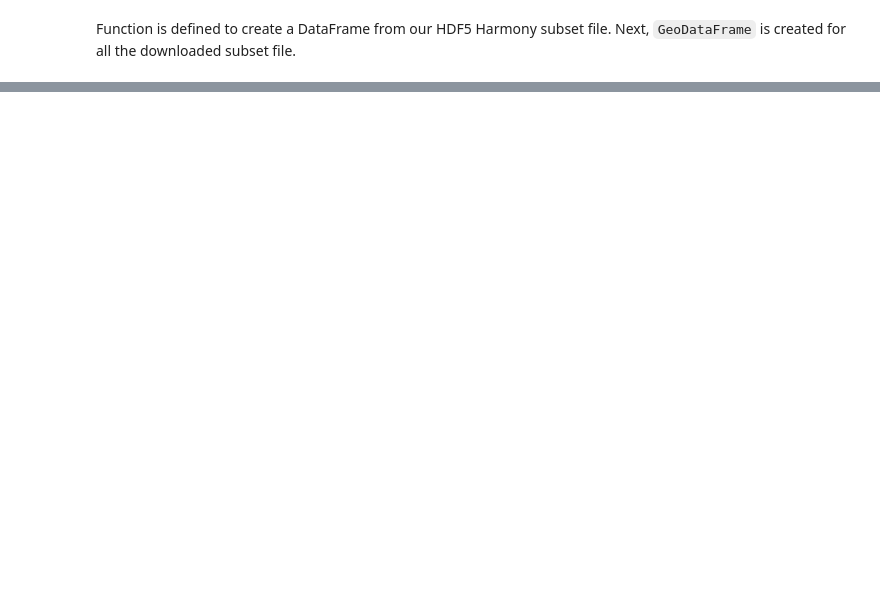
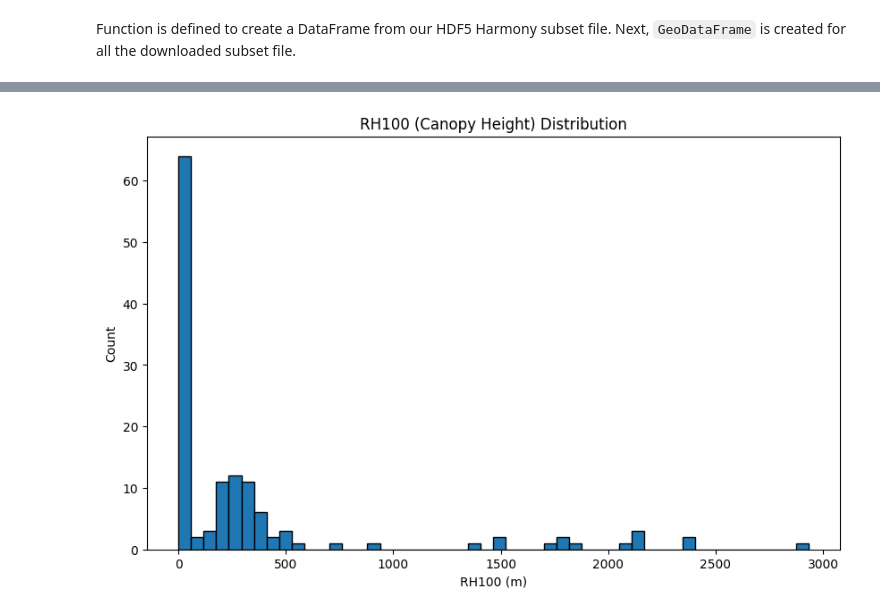
Before and after one commit to NASA-EarthRISE/training_Getting_started_with_GEDI_spaceborne_lidar, a Jupyter notebook: Scratch_notebooks/how_to_access_GEDI_data_Harmony.ipynb, the cells around one changed output, grey strips where cells are left out. Drawn from its saved outputs; the diff is of its cells as text; code cells hidden in the pictures; blank space fills up the shorter version.

```diff
--- a/Scratch_notebooks/how_to_access_GEDI_data_Harmony.ipynb
+++ b/Scratch_notebooks/how_to_access_GEDI_data_Harmony.ipynb
@@ -424,0 +402,73 @@ Date last modified: 02-20-2024
+# %%
+import h5py
+import pandas as pd
+import folium
+from folium.plugins import MarkerCluster
+import matplotlib.pyplot as plt
+import matplotlib.colors as mcolors
+
+gedi_file = "/content/101304459_GEDI02_B_2022103132503_O18884_02_T10864_02_003_01_V002_subsetted.h5"
+
+with h5py.File(gedi_file, 'r') as f:
+    beam_keys = [k for k in f.keys() if k.startswith("BEAM")]
+    print("Available beams:", beam_keys)
+
+    beam = beam_keys[0]  # use first beam
+
+    print(f"Datasets in {beam}:")
+    for k in f[beam].keys():
+        print(" -", k)
+
+    print(f"\nDatasets in {beam}/geolocation:")
+    for k in f[f"{beam}/geolocation"].keys():
+        print(" -", k)
+
+    # Use exact dataset names based on your output
+    lat = f[f"{beam}/geolocation/lat_lowestmode"][:]
+    lon = f[f"{beam}/geolocation/lon_lowestmode"][:]
+
+    rh100 = f[f"{beam}/rh100"][:]
+
+# Build DataFrame
+df = pd.DataFrame({
+    "latitude": lat,
+    "longitude": lon,
+    "rh100": rh100
+})
+
+# Clean data
+df = df.dropna(subset=["latitude", "longitude", "rh100"])
+df = df[(df["latitude"] != 0) & (df["longitude"] != 0)]
+
+print(f"Loaded {len(df)} points from beam {beam}")
+
+# Plot histogram of RH100
+plt.figure(figsize=(10,6))
+plt.hist(df["rh100"], bins=50, edgecolor='black')
+plt.title("RH100 (Canopy Height) Distribution")
+plt.xlabel("RH100 (m)")
+plt.ylabel("Count")
+plt.show()
+
+# Create interactive map
+m = folium.Map(location=[df["latitude"].mean(), df["longitude"].mean()], zoom_start=12)
+
+marker_cluster = MarkerCluster().add_to(m)
+max_rh = df["rh100"].max()
+
+for _, row in df.iterrows():
+    norm_rh = row["rh100"] / max_rh if max_rh > 0 else 0
+    color = plt.cm.viridis(norm_rh)
+    hex_color = mcolors.rgb2hex(color[:3])
+
+    folium.CircleMarker(
+        location=[row["latitude"], row["longitude"]],
+        radius=3,
+        fill=True,
+        fill_opacity=0.7,
+        color=hex_color,
+        popup=f"RH100: {row['rh100']:.2f} m",
+    ).add_to(marker_cluster)
+
+m
+# %% [output]
@@ -424,0 +492 @@ Date last modified: 02-20-2024
+[figure, added]
```
Also changed, not shown: parts of 16 cells of this notebook.
